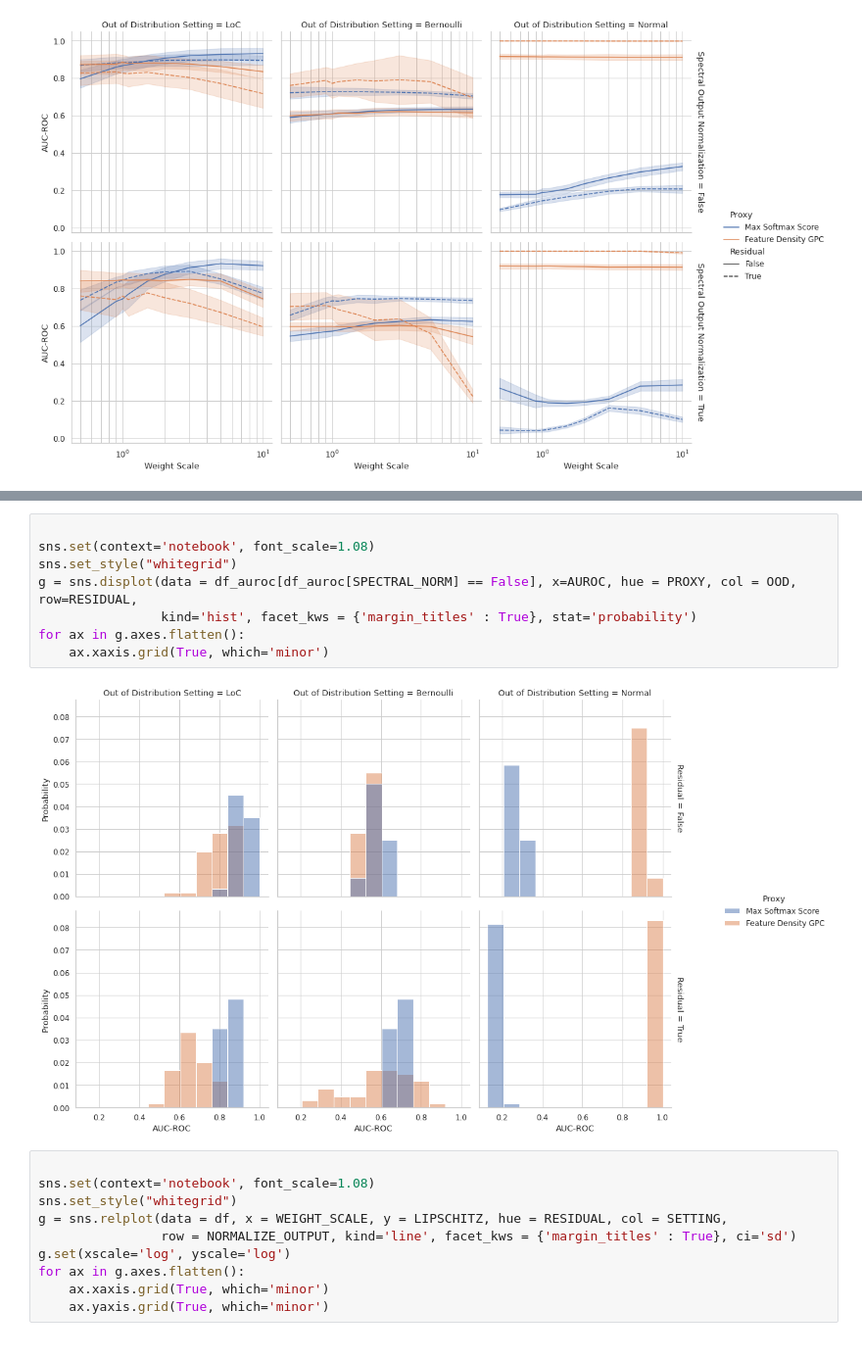
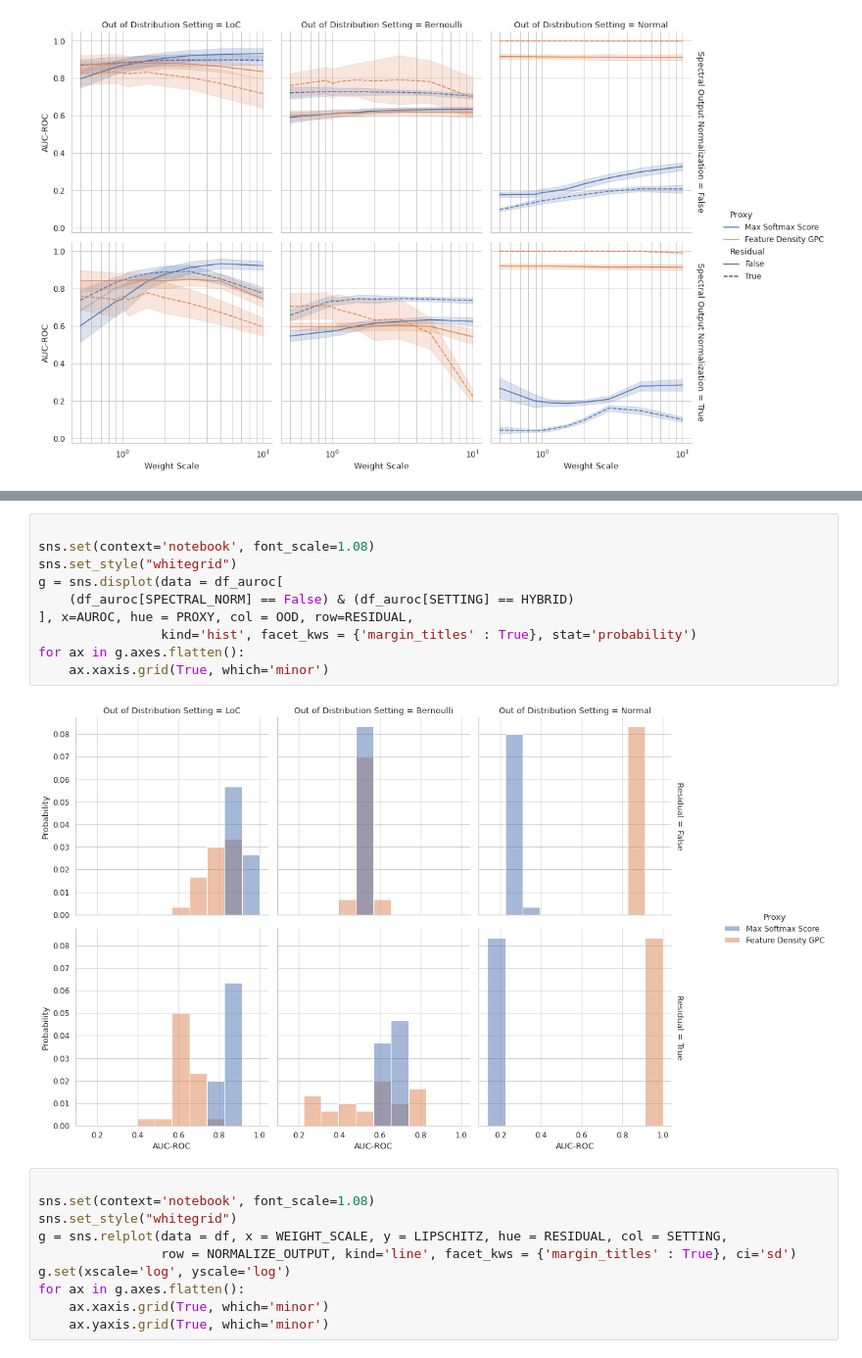
Before and after one commit to dfuchsgruber/MasterThesis, a Jupyter notebook: evaluation_nbs/week12_spectral_norm.ipynb, the cells around one changed output, grey strips where cells are left out. Shown at 98% size. Drawn from its saved outputs; the diff is of its cells as text.

```diff
--- a/evaluation_nbs/week12_spectral_norm.ipynb
+++ b/evaluation_nbs/week12_spectral_norm.ipynb
@@ -265,13 +273,15 @@ for ax in g.axes.flatten():
 # %%
 
 sns.set(context='notebook', font_scale=1.08)
 sns.set_style("whitegrid")
-g = sns.displot(data = df_auroc[df_auroc[SPECTRAL_NORM] == False], x=AUROC, hue = PROXY, col = OOD, row=RESIDUAL,
+g = sns.displot(data = df_auroc[
+    (df_auroc[SPECTRAL_NORM] == False) & (df_auroc[SETTING] == HYBRID)
+], x=AUROC, hue = PROXY, col = OOD, row=RESIDUAL,
                 kind='hist', facet_kws = {'margin_titles' : True}, stat='probability')
 for ax in g.axes.flatten():
     ax.xaxis.grid(True, which='minor')
 # %% [output]
-[figure, old version]
+[figure, new version]
 # %%
 
 sns.set(context='notebook', font_scale=1.08)
```
Also changed, not shown: parts of 1 cell of this notebook, 14 other files.
